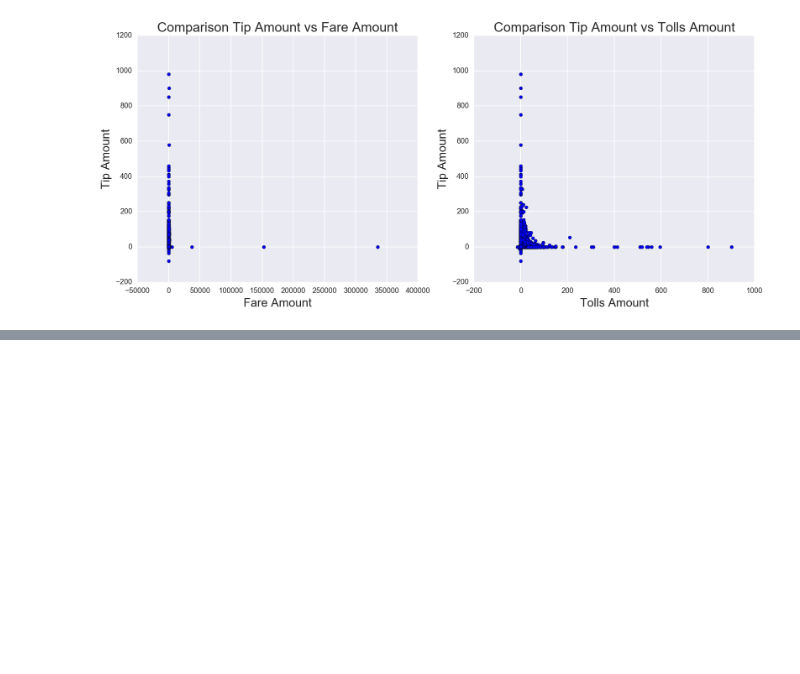
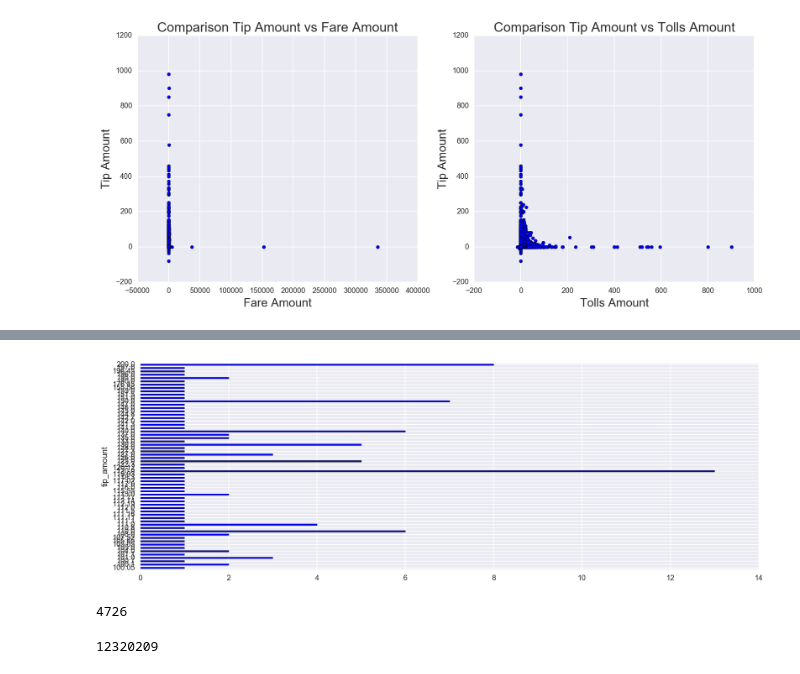
Before and after one commit to Riccocez/NYC-Taxi-Tips, a Jupyter notebook: 1. Analysis & Planning Stage.ipynb, the cells around one changed output, grey strips where cells are left out. Drawn from its saved outputs; the diff is of its cells as text; code cells hidden in the pictures; blank space fills up the shorter version.

```diff
--- a/1. Analysis & Planning Stage.ipynb
+++ b/1. Analysis & Planning Stage.ipynb
@@ -160,0 +168,14 @@ new_data
+# %%
+data_filter_1 = raw_data.loc[(raw_data.tip_amount <= 200) & (raw_data.tip_amount > 100) ]
+# %%
+ax = data_filter_1.groupby(['tip_amount']).size().plot(kind='barh', figsize=(15,5))
+# %% [output]
+[figure, added]
+# %%
+len(raw_data)- len(data_filter_3)
+# %% [output]
+4726
+# %%
+len(data_filter_3)
+# %% [output]
+12320209
```
Also changed, not shown: parts of 8 cells of this notebook.
